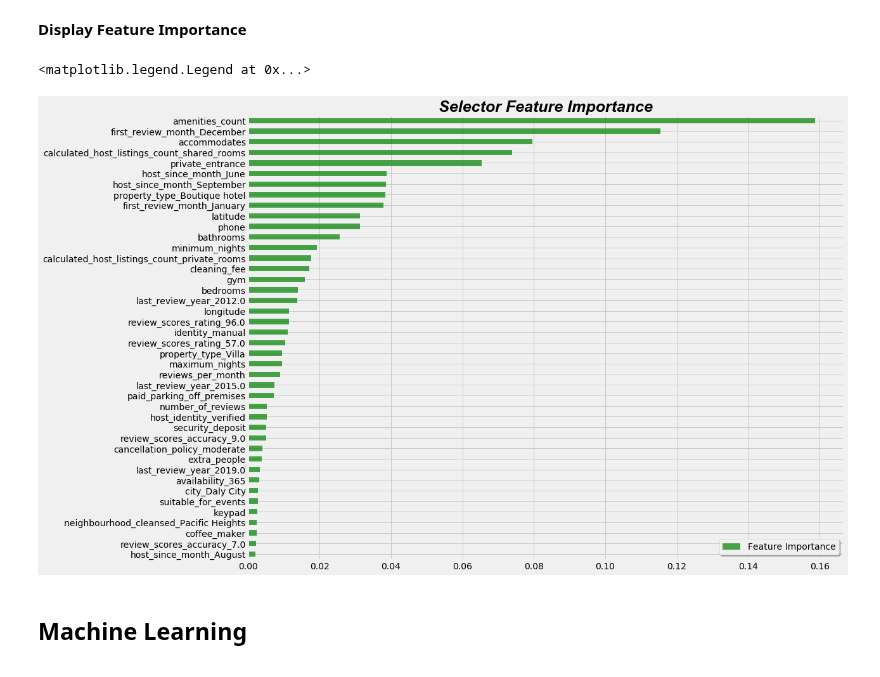
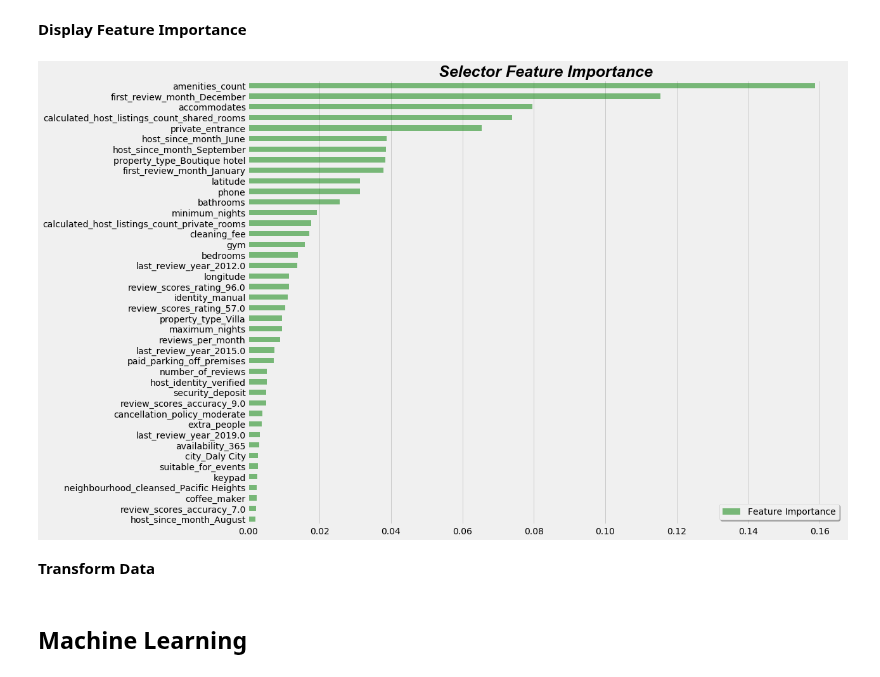
Before and after one commit to KishenSharma6/SF-Airbnb-Analysis, a Jupyter notebook: Project_Codes/04_Modeling/2020_0604_Listings_ML_Development.ipynb, the cells around one changed output. Cells and saved outputs as stored; diff of their text form; code cells hidden in the pictures.

```diff
--- a/Project_Codes/04_Modeling/2020_0604_Listings_ML_Development.ipynb
+++ b/Project_Codes/04_Modeling/2020_0604_Listings_ML_Development.ipynb
@@ -119,19 +126,23 @@ display(selector_feat_importance.head())
 # %%
 #Set figure
 f, ax = plt.subplots(figsize = (15,12))
 
 #Plot data
-selector_feat_importance.plot(kind = 'barh', ax = ax, color = 'green', alpha = .7)
+selector_feat_importance.plot(kind = 'barh', ax = ax, color = 'green', alpha = .5)
 
 ###Set Plot Aesthetics###
 #Title
 ax.set_title('Selector Feature Importance', fontsize = 25, fontweight = 'semibold', style = 'italic', fontname="Arial")
 
 #Axes
 ax.invert_yaxis()
 
+#Gridlines
+ax.grid(b = False, which = 'major', axis = 'y')
+
 #Legend
 ax.legend(['Feature Importance'],frameon = True, shadow = True);
 # %% [output]
-<matplotlib.legend.Legend at 0x...>
-[figure, old version]
+[figure, new version]
+# %% [markdown]
+**Transform Data**
```
Also changed, not shown: parts of 10 cells of this notebook.
